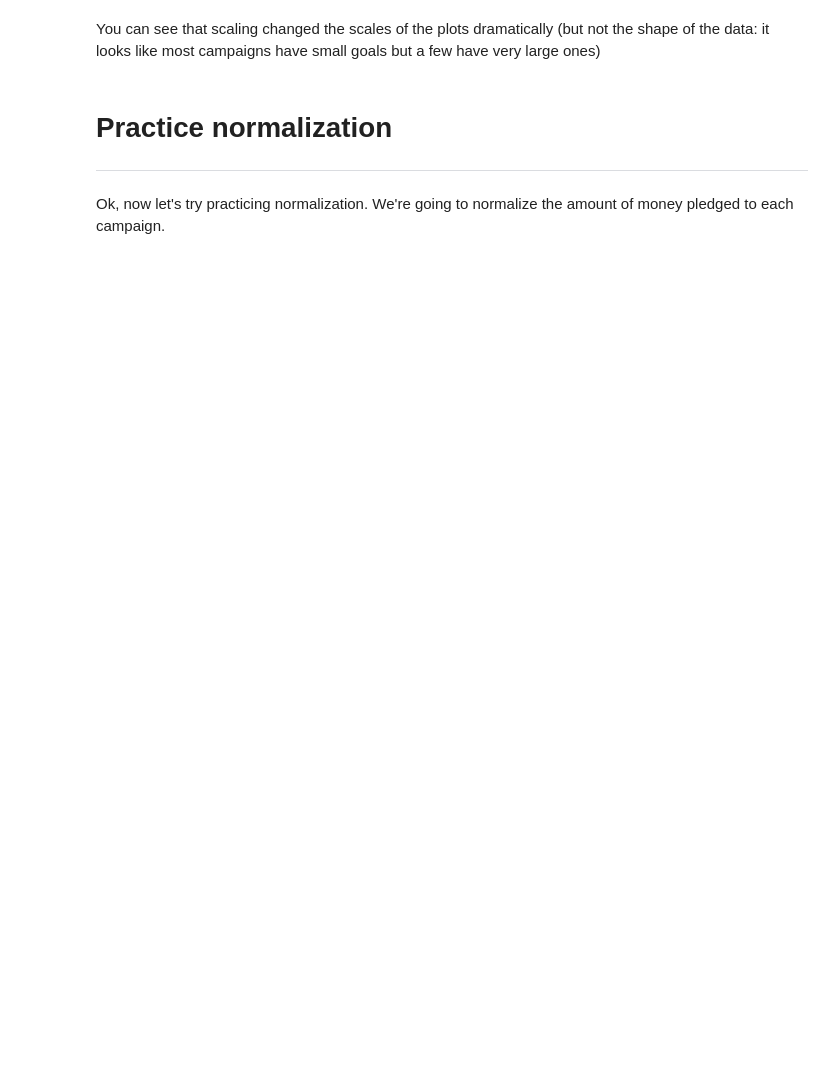
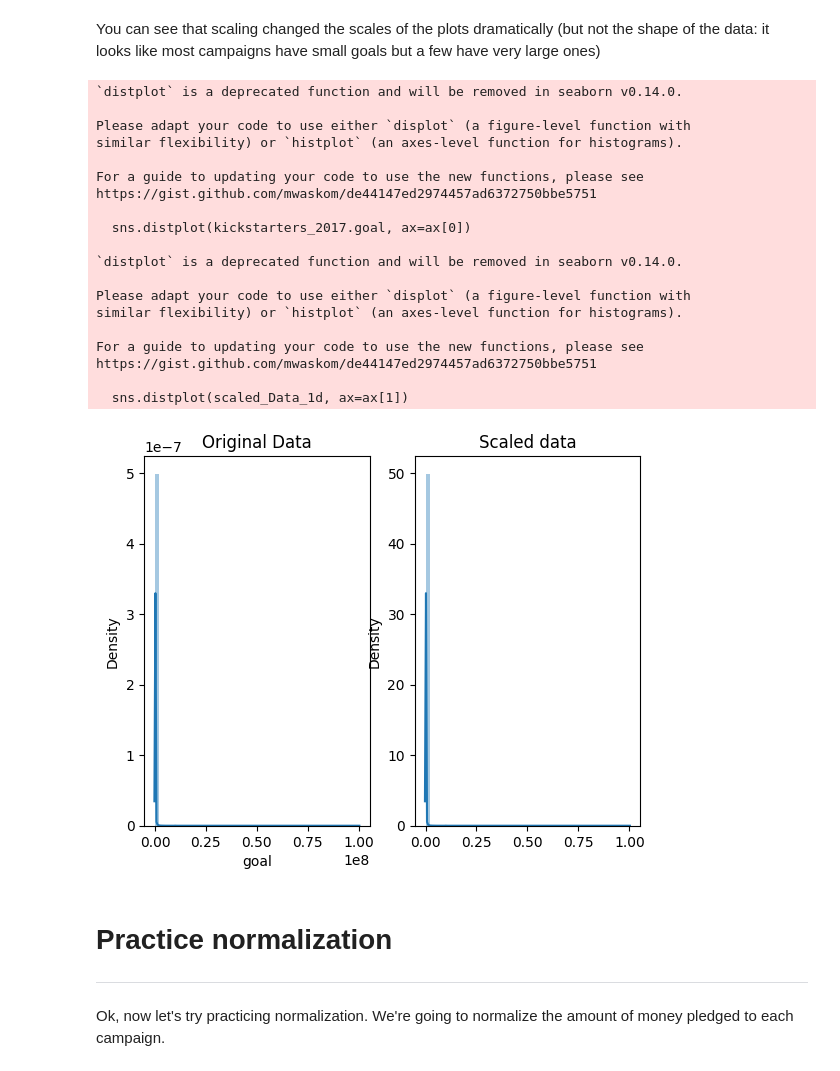
Before and after one commit to vanshaj248/DataScience-and-AI-ML, a Jupyter notebook: 2.Data Preprocessing and Wrangling/1.DataCleaning/2.data-cleaning-challenge-scale-and-normalize-data.ipynb, the cells around one changed output. Saved outputs shown, nothing was run; the diff lists cells and outputs as text; code cells hidden in the pictures; blank space fills up the shorter version.

```diff
--- a/2.Data Preprocessing and Wrangling/1.DataCleaning/2.data-cleaning-challenge-scale-and-normalize-data.ipynb
+++ b/2.Data Preprocessing and Wrangling/1.DataCleaning/2.data-cleaning-challenge-scale-and-normalize-data.ipynb
@@ -151,3 +170,43 @@ You can see that scaling changed the scales of the plots dramatically (but not t
+# %%
+# Your turn!
+
+# We just scaled the "usd_goal_real" column. What about the "goal" column?
+goal = kickstarters_2017.goal
+
+goal_2=goal.values.reshape(-1,1)
+scaled_Data = minmax_scaling(goal_2, columns=[0])
+
+# Extract back to 1D for plotting
+scaled_Data_1d = scaled_Data[:, 0]
+
+# plot the original & scaled data together to compare
+fig, ax = plt.subplots(1, 2)
+sns.distplot(kickstarters_2017.goal, ax=ax[0])
+ax[0].set_title("Original Data")
+sns.distplot(scaled_Data_1d, ax=ax[1])
+ax[1].set_title("Scaled data")
+plt.show()
+# %% [output]
+`distplot` is a deprecated function and will be removed in seaborn v0.14.0.
+
+Please adapt your code to use either `displot` (a figure-level function with
+similar flexibility) or `histplot` (an axes-level function for histograms).
+
+For a guide to updating your code to use the new functions, please see
+https://gist.github.com/mwaskom/de44147ed2974457ad6372750bbe5751
+
+  sns.distplot(kickstarters_2017.goal, ax=ax[0])
+
+`distplot` is a deprecated function and will be removed in seaborn v0.14.0.
+
+Please adapt your code to use either `displot` (a figure-level function with
+similar flexibility) or `histplot` (an axes-level function for histograms).
+
+For a guide to updating your code to use the new functions, please see
+https://gist.github.com/mwaskom/de44147ed2974457ad6372750bbe5751
+
+  sns.distplot(scaled_Data_1d, ax=ax[1])
+[figure, added]
 # %% [markdown]
 # Practice normalization
 ___
```
Also changed, not shown: parts of 5 cells of this notebook.
